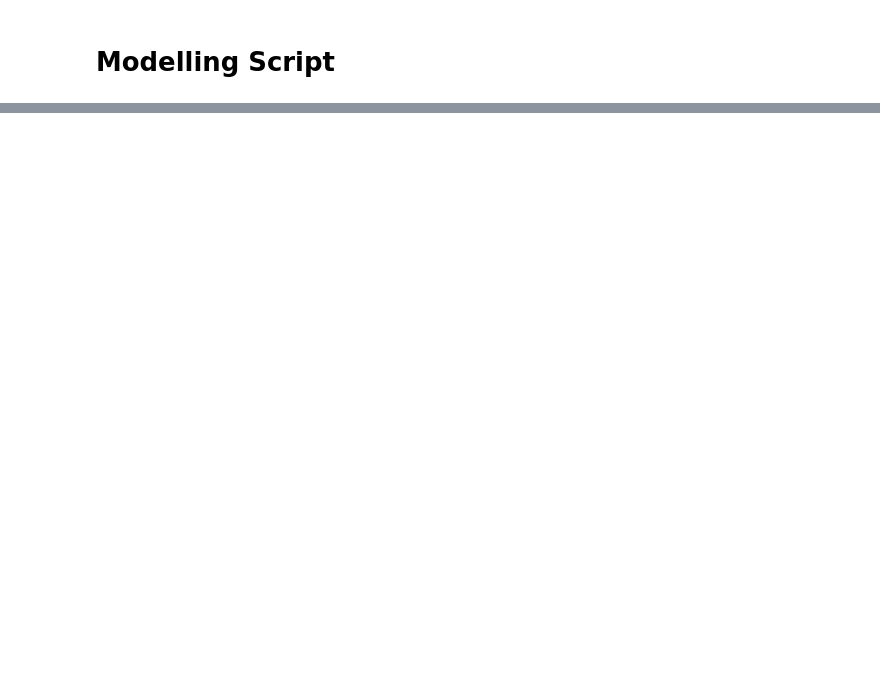
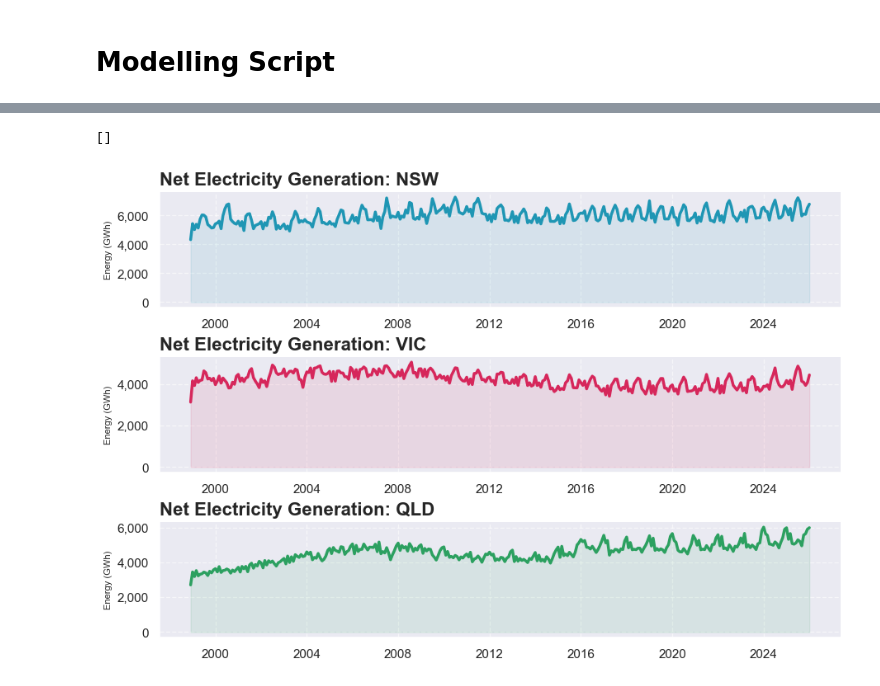
Before and after one commit to DavidP-01/example_analysis_david_p, a Jupyter notebook: Portfolio Output/modelling_script.ipynb, the cells around one changed output, grey strips where cells are left out. Drawn from its saved outputs; the diff is of its cells as text; code cells hidden in the pictures; blank space fills up the shorter version.

```diff
--- a/Portfolio Output/modelling_script.ipynb
+++ b/Portfolio Output/modelling_script.ipynb
@@ -22,0 +46,37 @@ data = pd.read_parquet(path)
+# %%
+#plot series we are modelling
+
+states = ['NSW','VIC','QLD']
+colours = ["#1f96b4", "#d6275b", "#2ca060"]
+df_plot = data[['date','state','net_electricity_gwh']]
+fig, axes = plt.subplots(nrows=3, ncols=1, figsize=(9, 6), constrained_layout=True)
+
+for i, state in enumerate(states):
+    ax = axes[i]
+    state_data = df_plot[df_plot['state'] == state]
+    ax.plot(state_data['date'], state_data['net_electricity_gwh'],
+            color=colours[i], linewidth=2.5, label=state)
+    ax.fill_between(state_data['date'], state_data['net_electricity_gwh'],
+                    color=colours[i], alpha=0.1)
+
+    ax.set_title(f'Net Electricity Generation: {state}', fontsize=16, fontweight='bold', loc='left')
+    ax.set_ylabel(r'Energy (GWh)', fontsize=8)
+    #ax.set_xlabel('Year', fontsize=8)
+    fmt = '{x:,.12g}'
+    tick = mtick.StrMethodFormatter(fmt)
+    ax.xaxis.set_major_formatter(tick)
+    ax.yaxis.set_major_formatter(tick)
+
+    ax.grid(True, linestyle='--', alpha=0.6)
+    ax.xaxis.set_major_formatter(mdates.DateFormatter('%Y'))
+
+    ax.spines['top'].set_visible(False)
+    ax.spines['right'].set_visible(False)
+
+plt.plot()
+
+#seems to become more seasonal over time, particularly for QLD, perhaps this is solar's impact.
+#Interesting to see how efficiencies have essentially capped electricity generation over time, even with rising populations.
+# %% [output]
+[]
+[figure, added]
```
Also changed, not shown: parts of 18 cells of this notebook, 8 other files.
